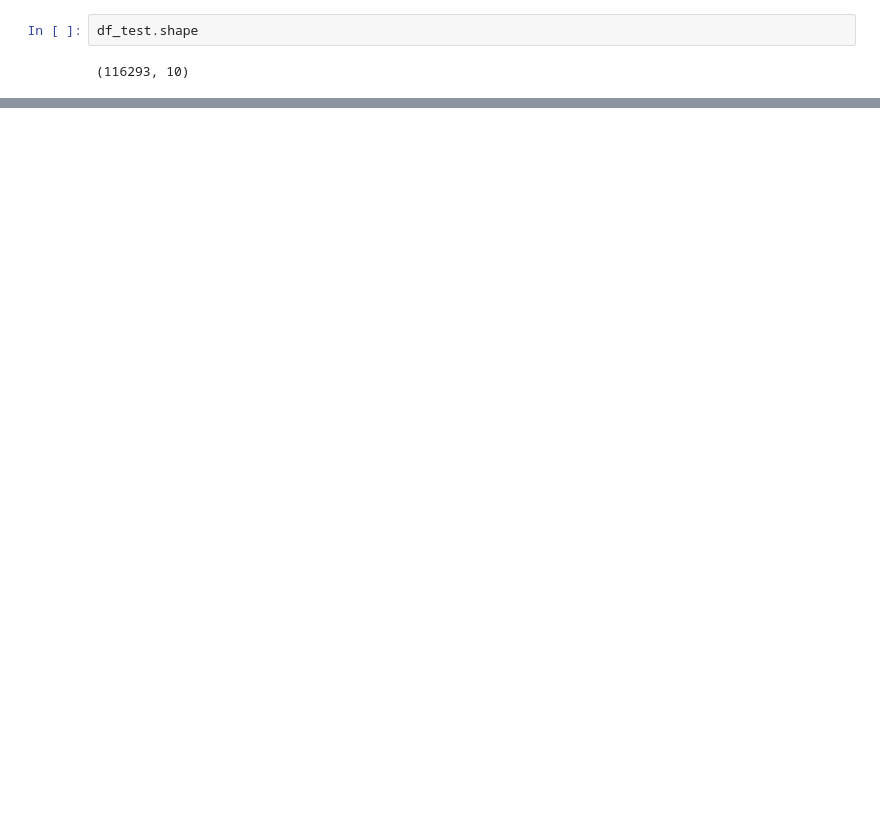
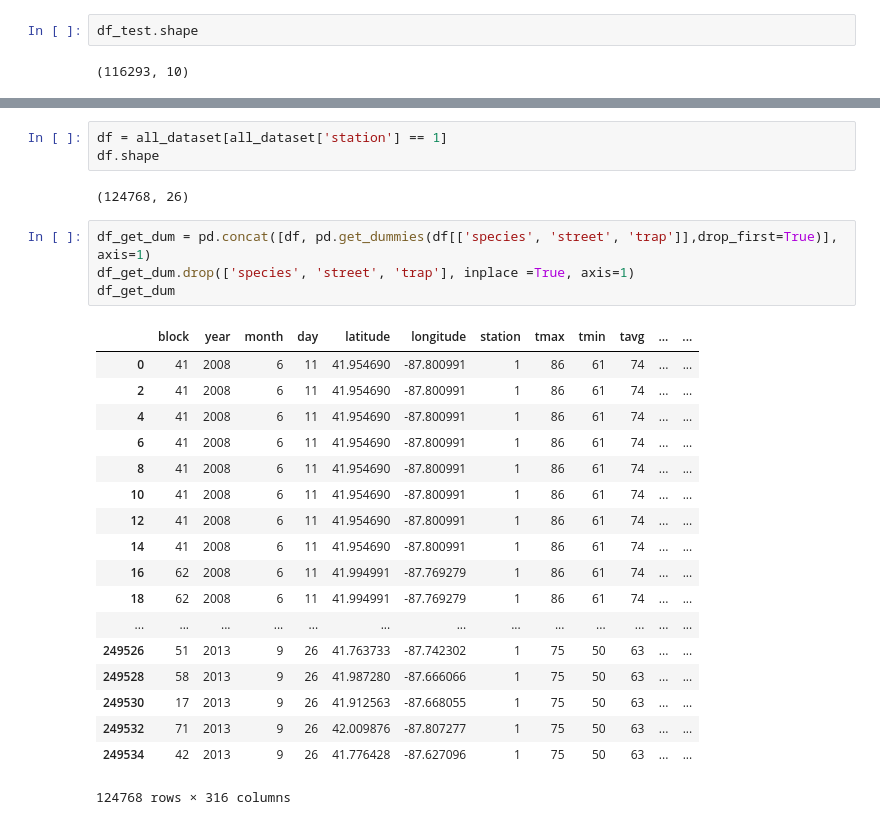
Before and after one commit to cheekeet86/project_4, a Jupyter notebook: code/3_preprocessing_modelling.ipynb, the cells around one changed output, grey strips where cells are left out. Cells and saved outputs as stored; diff of their text form; blank space fills up the shorter version.

```diff
--- a/code/3_preprocessing_modelling.ipynb
+++ b/code/3_preprocessing_modelling.ipynb
@@ -95,0 +87,28 @@ all_dataset.tail()
+# %%
+df = all_dataset[all_dataset['station'] == 1]
+df.shape
+# %% [output]
+(124768, 26)
+# %%
+df_get_dum = pd.concat([df, pd.get_dummies(df[['species', 'street', 'trap']],drop_first=True)], axis=1)
+df_get_dum.drop(['species', 'street', 'trap'], inplace =True, axis=1)
+df_get_dum
+# %% [output]
+|  | block | year | month | day | latitude | longitude | station | tmax | tmin | tavg | ... | ... |
+| 0 | 41 | 2008 | 6 | 11 | 41.954690 | -87.800991 | 1 | 86 | 61 | 74 | ... | ... |
+| 2 | 41 | 2008 | 6 | 11 | 41.954690 | -87.800991 | 1 | 86 | 61 | 74 | ... | ... |
+| 4 | 41 | 2008 | 6 | 11 | 41.954690 | -87.800991 | 1 | 86 | 61 | 74 | ... | ... |
+| 6 | 41 | 2008 | 6 | 11 | 41.954690 | -87.800991 | 1 | 86 | 61 | 74 | ... | ... |
+| 8 | 41 | 2008 | 6 | 11 | 41.954690 | -87.800991 | 1 | 86 | 61 | 74 | ... | ... |
+| 10 | 41 | 2008 | 6 | 11 | 41.954690 | -87.800991 | 1 | 86 | 61 | 74 | ... | ... |
+| 12 | 41 | 2008 | 6 | 11 | 41.954690 | -87.800991 | 1 | 86 | 61 | 74 | ... | ... |
+| 14 | 41 | 2008 | 6 | 11 | 41.954690 | -87.800991 | 1 | 86 | 61 | 74 | ... | ... |
+| 16 | 62 | 2008 | 6 | 11 | 41.994991 | -87.769279 | 1 | 86 | 61 | 74 | ... | ... |
+| 18 | 62 | 2008 | 6 | 11 | 41.994991 | -87.769279 | 1 | 86 | 61 | 74 | ... | ... |
+| ... | ... | ... | ... | ... | ... | ... | ... | ... | ... | ... | ... | ... |
+| 249526 | 51 | 2013 | 9 | 26 | 41.763733 | -87.742302 | 1 | 75 | 50 | 63 | ... | ... |
+| 249528 | 58 | 2013 | 9 | 26 | 41.987280 | -87.666066 | 1 | 75 | 50 | 63 | ... | ... |
+| 249530 | 17 | 2013 | 9 | 26 | 41.912563 | -87.668055 | 1 | 75 | 50 | 63 | ... | ... |
+| 249532 | 71 | 2013 | 9 | 26 | 42.009876 | -87.807277 | 1 | 75 | 50 | 63 | ... | ... |
+| 249534 | 42 | 2013 | 9 | 26 | 41.776428 | -87.627096 | 1 | 75 | 50 | 63 | ... | ... |
+124768 rows × 316 columns
```
Also changed, not shown: parts of 10 cells of this notebook.
